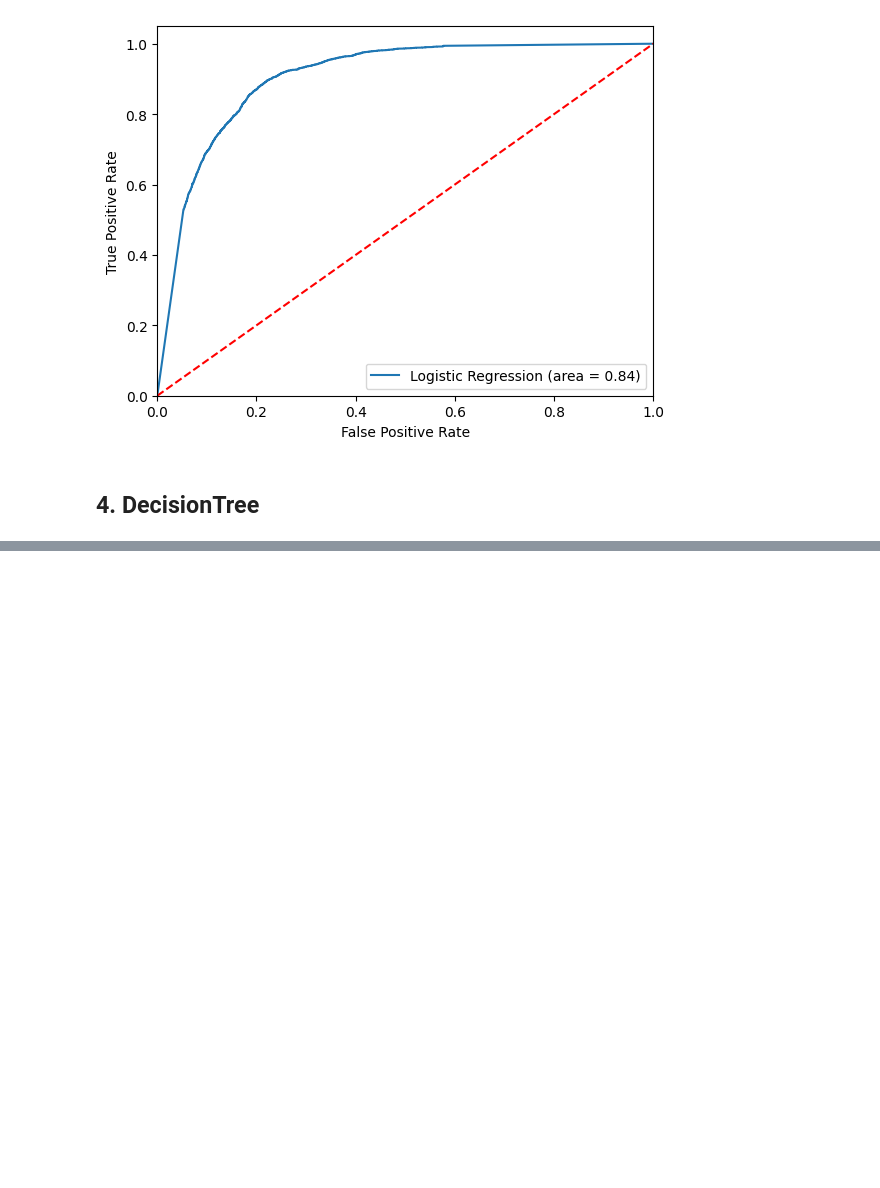
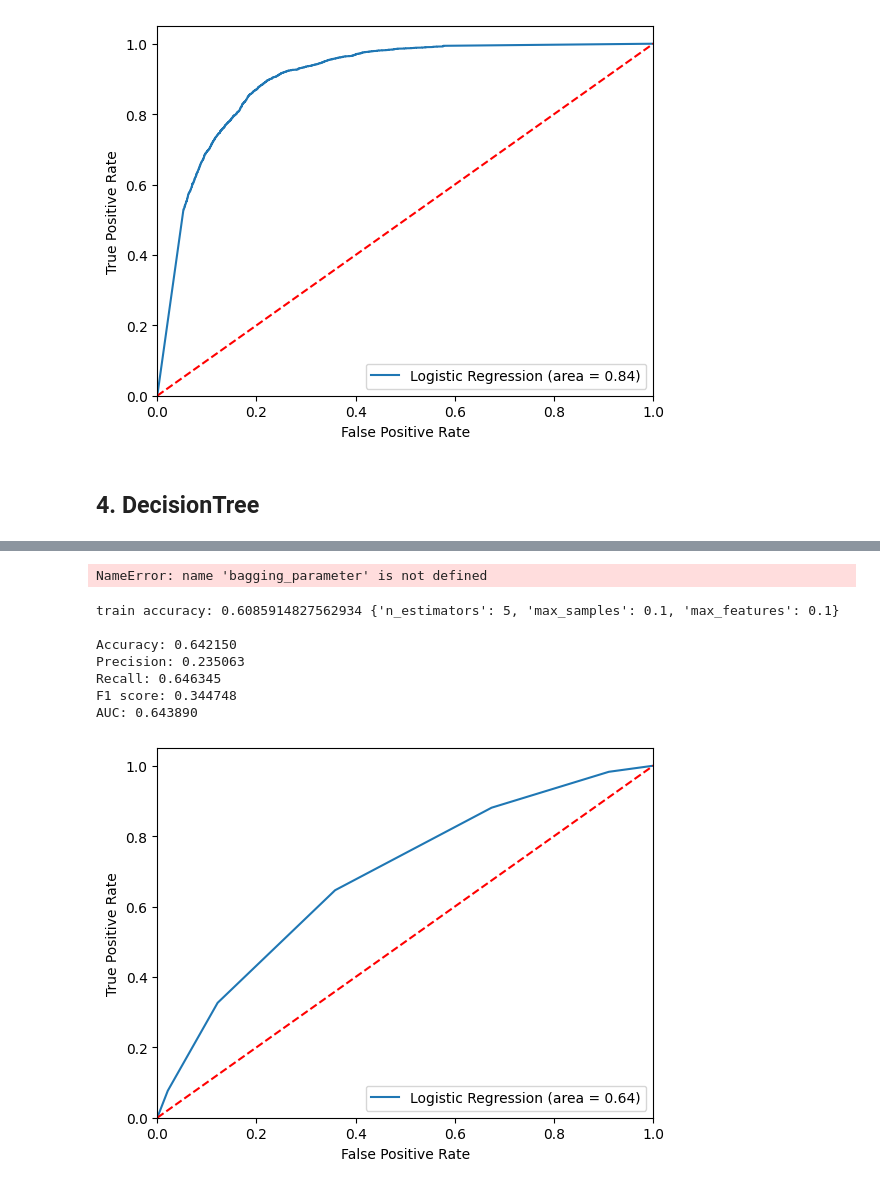
Before and after one commit to felipeaguirre66/PoliticsNLP, a Jupyter notebook: Classification/two_ideas_one_class.ipynb, the cells around one changed output, grey strips where cells are left out. Saved outputs shown, nothing was run; the diff lists cells and outputs as text; code cells hidden in the pictures; blank space fills up the shorter version.

```diff
--- a/Classification/two_ideas_one_class.ipynb
+++ b/Classification/two_ideas_one_class.ipynb
@@ -472,0 +639,39 @@ ax.invert_yaxis()
+# %%
+bagging_parameter = {
+    'estimator__max_depth' : [1, 2, 3, 10, 30, 100],
+    'estimator__min_samples_split':list(range(2, 40)),
+    'estimator__min_samples_leaf':list(range(2, 40)),
+    'estimator__max_features':['None','auto', 'sqrt', 'log2'],
+    'estimator__max_leaf_nodes':list(range(10, 60)),
+
+    'max_samples' : [0.05, 0.1, 0.2, 0.5],
+    'n_estimators':[5, 10, 20, 40, 100],
+    'max_features':[0.1,0.25,0.5,0.75,0.99]
+}
+# %%
+n_iter = 50
+cv = 3
+
+bagging_tree = BaggingClassifier(DecisionTreeClassifier())
+
+bagging_dt_randomized_search = RandomizedSearchCV(estimator=bagging_tree,
+                                         param_distributions=bagging_parameter, n_iter=n_iter, cv=cv, scoring='accuracy', n_jobs=-1, verbose=100)
+
+bagging_dt_randomized_search.fit(X_train, y_train)
+# %% [output]
+NameError: name 'bagging_parameter' is not defined
+# %%
+print('train accuracy:',bagging_dt_randomized_search.best_score_, bagging_dt_randomized_search.best_params_, '\n')
+
+y_pred = bagging_dt_randomized_search.predict(X_test)
+y_pred_proba = bagging_dt_randomized_search.predict_proba(X_test)
+print_performance(y_test, y_pred, y_pred_proba)
+# %% [output]
+train accuracy: 0.6085914827562934 {'n_estimators': 5, 'max_samples': 0.1, 'max_features': 0.1}
+
+Accuracy: 0.642150
+Precision: 0.235063
+Recall: 0.646345
+F1 score: 0.344748
+AUC: 0.643890
+[figure, added]
```
Also changed, not shown: parts of 63 cells of this notebook, 7 other files.
